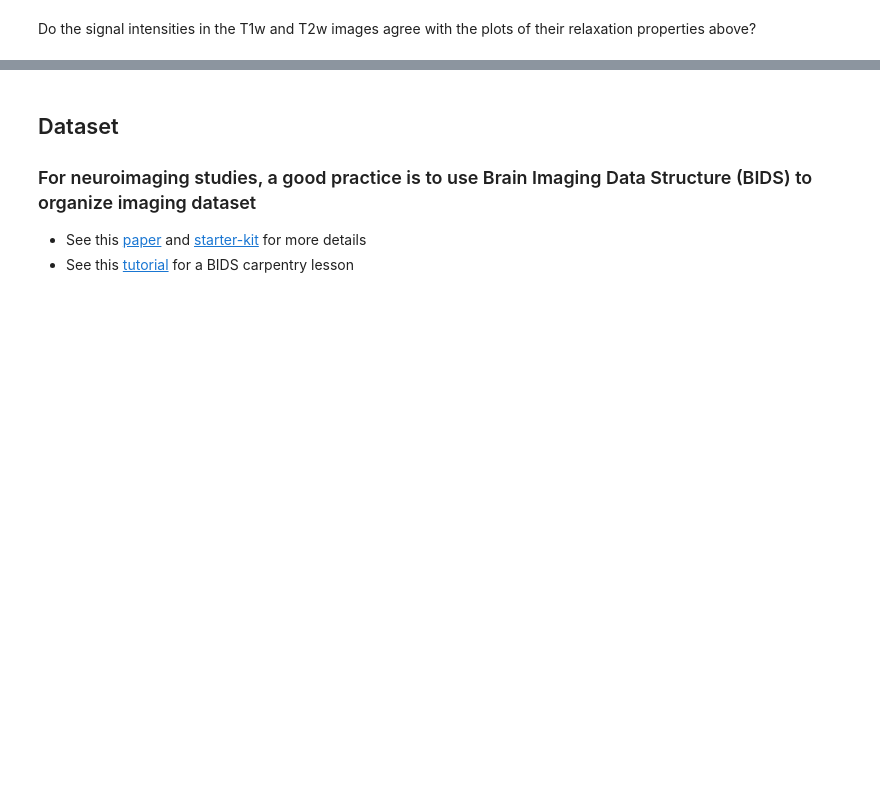
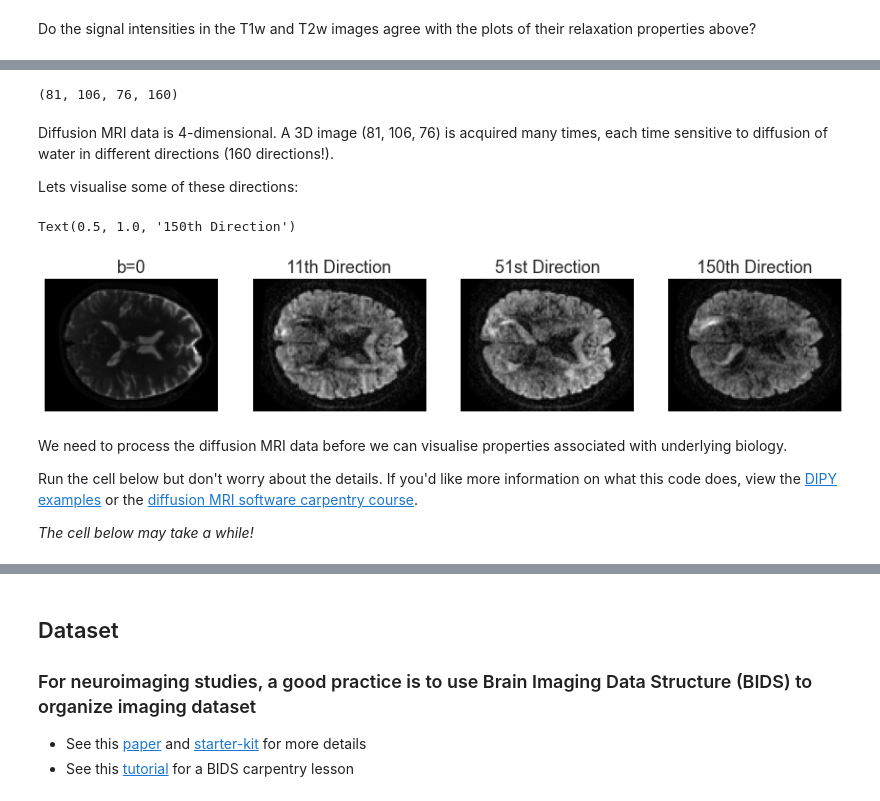
Before and after one commit to HealthBioscienceIDEAS/SDC-BIDS-IntroMRI, a Jupyter notebook: code/04-mri-modalities.ipynb, the cells around one changed output, grey strips where cells are left out. Saved outputs shown, nothing was run; the diff lists cells and outputs as text; code cells hidden in the pictures; blank space fills up the shorter version.

Commit message:
added dmri section - needs cutting down

```diff
--- a/code/04-mri-modalities.ipynb
+++ b/code/04-mri-modalities.ipynb
@@ -122,11 +122,11 @@ Lets use a dataset we have already downloaded.
 
 - [Craving dataset](https://openneuro.org/datasets/ds003242/versions/1.0.0): Cue Induced Craving task following food fasting, social isolation and baseline
 # %%
-local_data_dir = '../data/modalities_examples/'
+local_data_dir = '../data/'
 
 
-T1_filename = local_data_dir + 'craving_sub-SAXSISO01b_T1w.nii.gz'
-T2_filename = local_data_dir +'craving_sub-SAXSISO01b_T2w.nii.gz'
+T1_filename = local_data_dir + 'modalities_examples/craving_sub-SAXSISO01b_T1w.nii.gz'
+T2_filename = local_data_dir + 'modalities_examples/craving_sub-SAXSISO01b_T2w.nii.gz'
 # %% [markdown]
 ### Read T1w and T2w anatomical images
 # %%
@@ -168,0 +183,48 @@ Do the signal intensities in the T1w and T2w images agree with the plots of thei
+# %%
+# some diffusion MRI data we has already been downloaded for you
+hardi_fname = local_data_dir + 'dmri_examples/HARDI150.nii.gz'
+hardi_bval_fname = local_data_dir + 'dmri_examples/HARDI150.bval'
+hardi_bvec_fname = local_data_dir + 'dmri_examples/HARDI150.bvec'
+# %%
+# load data
+data, affine = load_nifti(hardi_fname)
+bvals, bvecs = read_bvals_bvecs(hardi_bval_fname, hardi_bvec_fname)
+# %%
+data.shape
+# %% [output]
+(81, 106, 76, 160)
+# %% [markdown]
+Diffusion MRI data is 4-dimensional. A 3D image (81, 106, 76) is acquired many times, each time sensitive to diffusion of water in different directions (160 directions!).
+
+Lets visualise some of these directions:
+# %%
+plt.figure(figsize=(15, 20))
+
+# lets pick an axial slice in the middle
+ax_slice = data.shape[2] // 2;
+
+# visualise various directions from raw diffusion MRI data
+plt.subplot(1, 4, 1).set_axis_off()
+plt.imshow(data[:,:,ax_slice,0], cmap='gray')
+plt.title("b=0")
+
+plt.subplot(1, 4, 2).set_axis_off()
+plt.imshow(data[:,:,ax_slice,10], cmap='gray')
+plt.title("11th Direction")
+
+plt.subplot(1, 4, 3).set_axis_off()
+plt.imshow(data[:,:,ax_slice,50], cmap='gray')
+plt.title("51st Direction")
+
+plt.subplot(1, 4, 4).set_axis_off()
+plt.imshow(data[:,:,ax_slice,150], cmap='gray')
+plt.title("150th Direction")
+# %% [output]
+Text(0.5, 1.0, '150th Direction')
+[figure, added]
+# %% [markdown]
+We need to process the diffusion MRI data before we can visualise properties associated with underlying biology.
+
+Run the cell below but don't worry about the details. If you'd like more information on what this code does, view the [DIPY examples](https://dipy.org/documentation/1.5.0/examples_built/reconst_dti/#example-reconst-dti) or the [diffusion MRI software carpentry course](https://carpentries-incubator.github.io/SDC-BIDS-dMRI/).
+
+*The cell below may take a while!*
```
Also changed, not shown: parts of 10 cells of this notebook.
